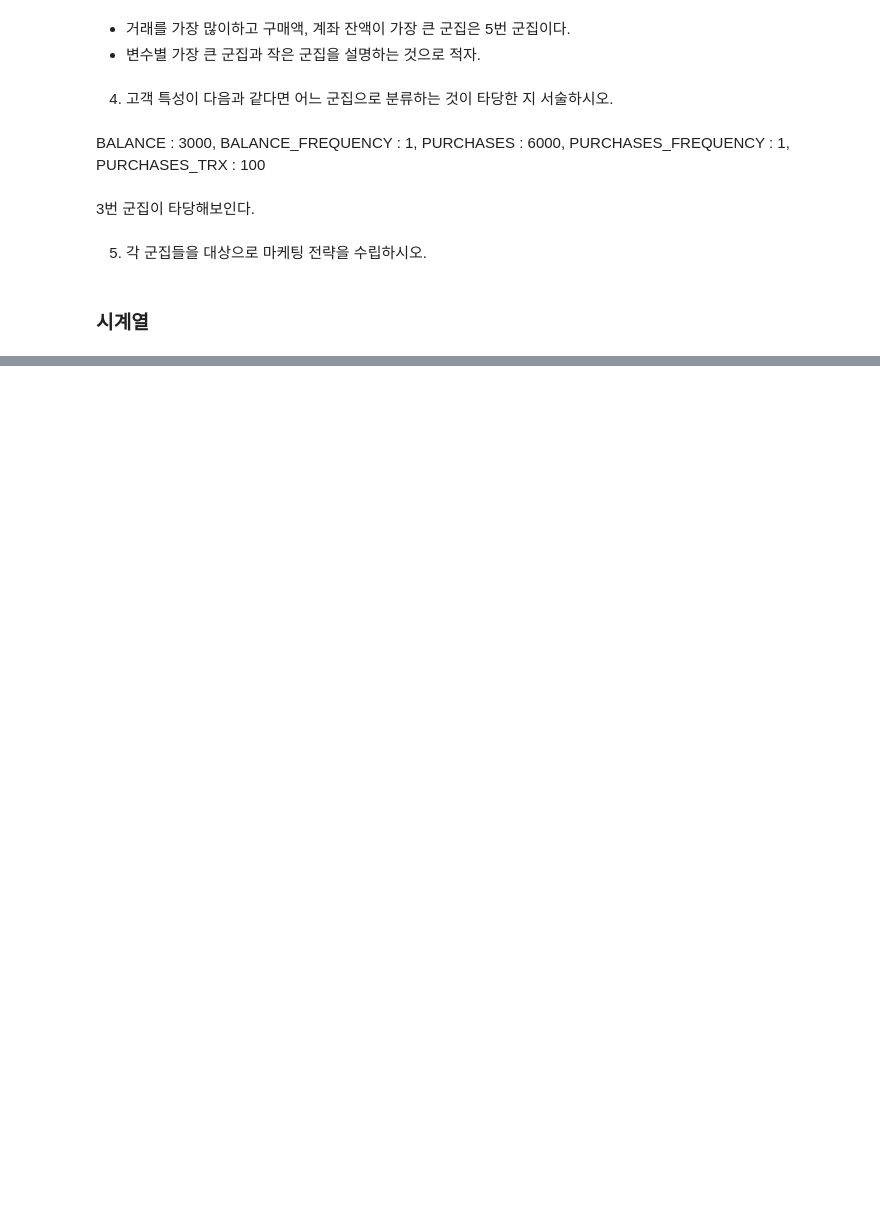
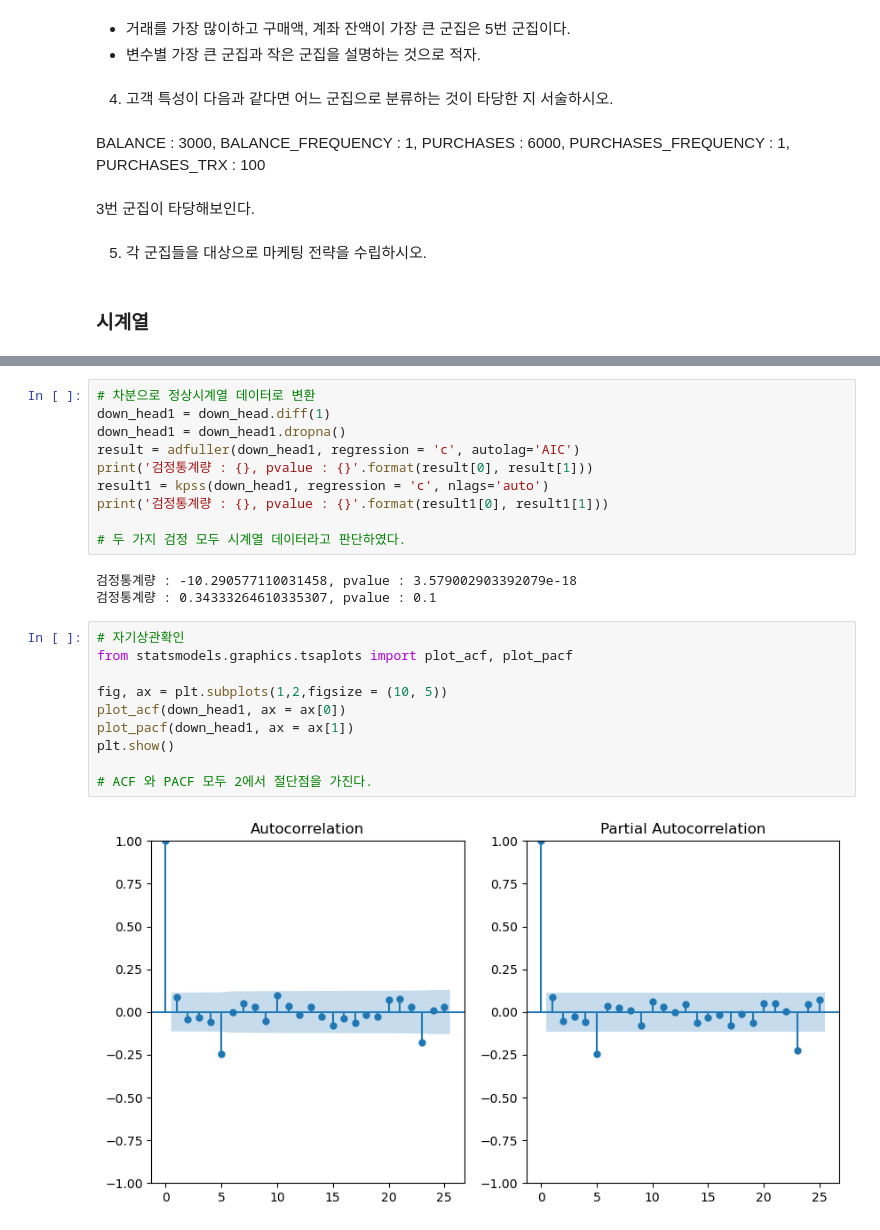
Before and after one commit to Junoflows/ADP, a Jupyter notebook: 교재 정리/교재 연습문제.ipynb, the cells around one changed output, grey strips where cells are left out. Cells and saved outputs as stored; diff of their text form; blank space fills up the shorter version.

```diff
--- a/교재 정리/교재 연습문제.ipynb
+++ b/교재 정리/교재 연습문제.ipynb
@@ -1261,0 +1331,25 @@ BALANCE : 3000, BALANCE_FREQUENCY : 1, PURCHASES : 6000, PURCHASES_FREQUENCY : 1
+# %%
+# 차분으로 정상시계열 데이터로 변환
+down_head1 = down_head.diff(1)
+down_head1 = down_head1.dropna()
+result = adfuller(down_head1, regression = 'c', autolag='AIC')
+print('검정통계량 : {}, pvalue : {}'.format(result[0], result[1]))
+result1 = kpss(down_head1, regression = 'c', nlags='auto')
+print('검정통계량 : {}, pvalue : {}'.format(result1[0], result1[1]))
+
+# 두 가지 검정 모두 시계열 데이터라고 판단하였다.
+# %% [output]
+검정통계량 : -10.290577110031458, pvalue : 3.579002903392079e-18
+검정통계량 : 0.34333264610335307, pvalue : 0.1
+# %%
+# 자기상관확인
+from statsmodels.graphics.tsaplots import plot_acf, plot_pacf
+
+fig, ax = plt.subplots(1,2,figsize = (10, 5))
+plot_acf(down_head1, ax = ax[0])
+plot_pacf(down_head1, ax = ax[1])
+plt.show()
+
+# ACF 와 PACF 모두 2에서 절단점을 가진다.
+# %% [output]
+[figure, added]
```
Also changed, not shown: parts of 13 cells of this notebook.
